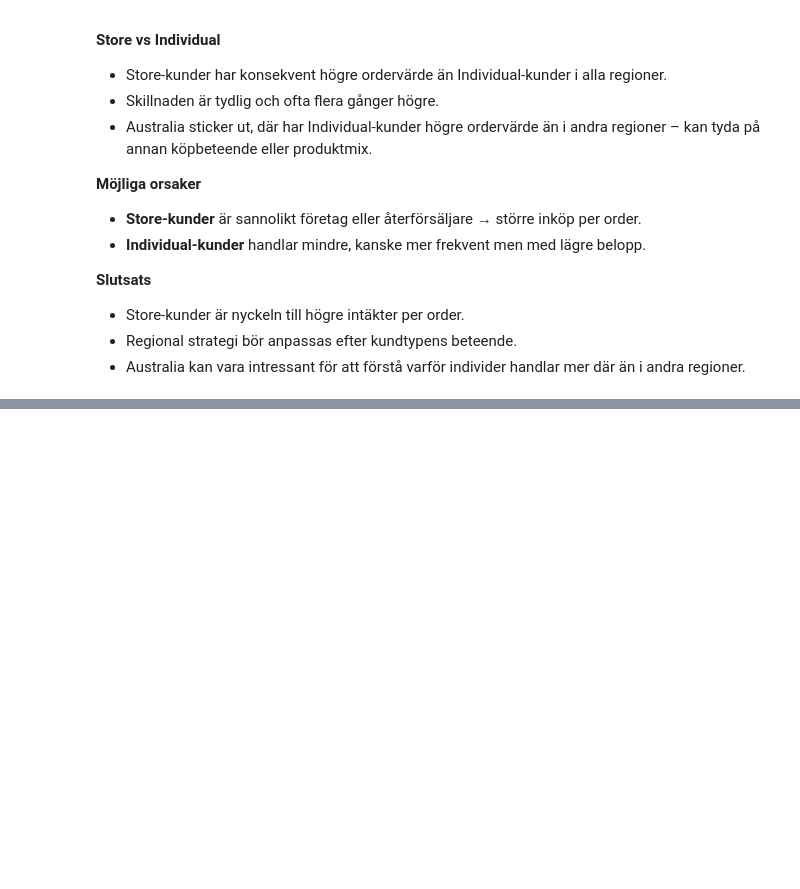
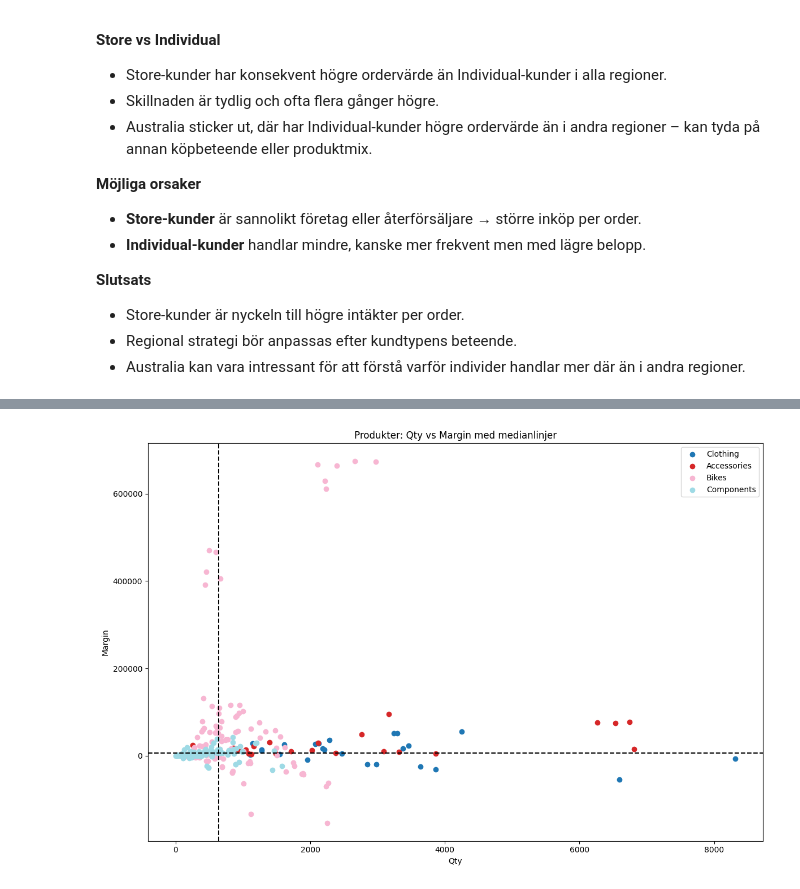
Before and after one commit to Tim-Ryd/AdventureWorks, a Jupyter notebook: notebooks/report.ipynb, the cells around one changed output, grey strips where cells are left out. Saved outputs shown, nothing was run; the diff lists cells and outputs as text; code cells hidden in the pictures; blank space fills up the shorter version.

```diff
--- a/notebooks/report.ipynb
+++ b/notebooks/report.ipynb
@@ -580,0 +974,66 @@ Diagrammet visar genomsnittligt ordervärde för två kundtyper – **Store** (g
+# %%
+query_vis4VG = """
+
+WITH ProductTotals AS (
+    SELECT
+        p.ProductID,
+        p.Name,
+        pc.Name AS ProductCategory,
+        SUM(sod.OrderQty) AS Qty,
+        SUM(sod.LineTotal) AS Revenue,
+        SUM(sod.LineTotal) - SUM(sod.OrderQty * c.StandardCost) AS Margin
+    FROM Sales.SalesOrderDetail sod
+    INNER JOIN Production.Product p
+        ON sod.ProductID = p.ProductID
+    LEFT JOIN Production.ProductSubcategory psc
+        ON p.ProductSubcategoryID = psc.ProductSubcategoryID
+    LEFT JOIN Production.ProductCategory pc
+        ON psc.ProductCategoryID = pc.ProductCategoryID
+    INNER JOIN (
+        SELECT
+            ProductID,
+            StandardCost,
+            ROW_NUMBER() OVER (PARTITION BY ProductID ORDER BY StartDate DESC) AS rn
+        FROM Production.ProductCostHistory
+    ) c ON c.ProductID = p.ProductID AND c.rn = 1
+    GROUP BY p.ProductID, p.Name, pc.Name
+)
+SELECT
+    pt.ProductID,
+    pt.Name,
+    pt.ProductCategory,
+    pt.Qty,
+    pt.Margin
+FROM ProductTotals pt
+ORDER BY pt.Qty DESC;
+
+"""
+
+df_vis4VG = query_df(query_vis4VG)
+
+
+median_qty = df_vis4VG['Qty'].median()
+median_margin = df_vis4VG['Margin'].median()
+
+categories = df_vis4VG['ProductCategory'].unique()
+colors = plt.cm.tab20(np.linspace(0, 1, len(categories)))
+color_map = dict(zip(categories, colors))
+
+fig, ax = plt.subplots(figsize=(12, 8))
+
+for cat in categories:
+    subset = df_vis4VG[df_vis4VG['ProductCategory'] == cat]
+    ax.scatter(subset['Qty'], subset['Margin'], color=color_map[cat], label=cat)
+
+ax.axvline(median_qty, color='black', linestyle='--')
+ax.axhline(median_margin, color='black', linestyle='--')
+
+ax.set_xlabel("Qty")
+ax.set_ylabel("Margin")
+ax.set_title("Produkter: Qty vs Margin med medianlinjer")
+ax.legend()
+
+plt.tight_layout()
+plt.show()
+# %% [output]
+[figure, added]
```
Also changed, not shown: parts of 13 cells of this notebook, 4 other files.
